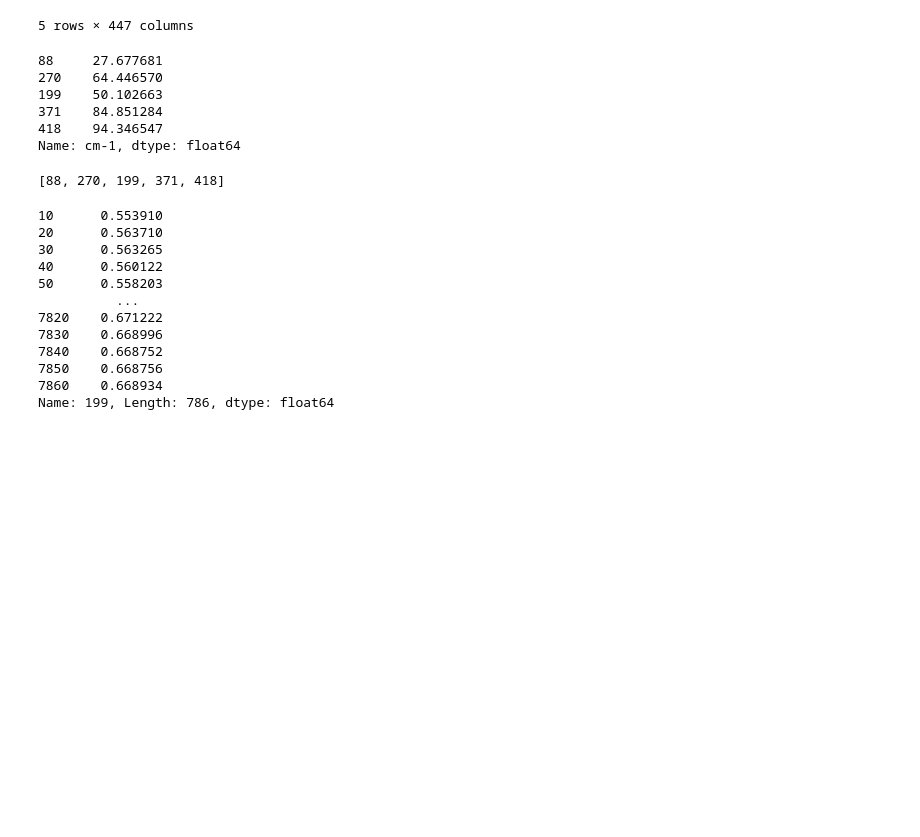
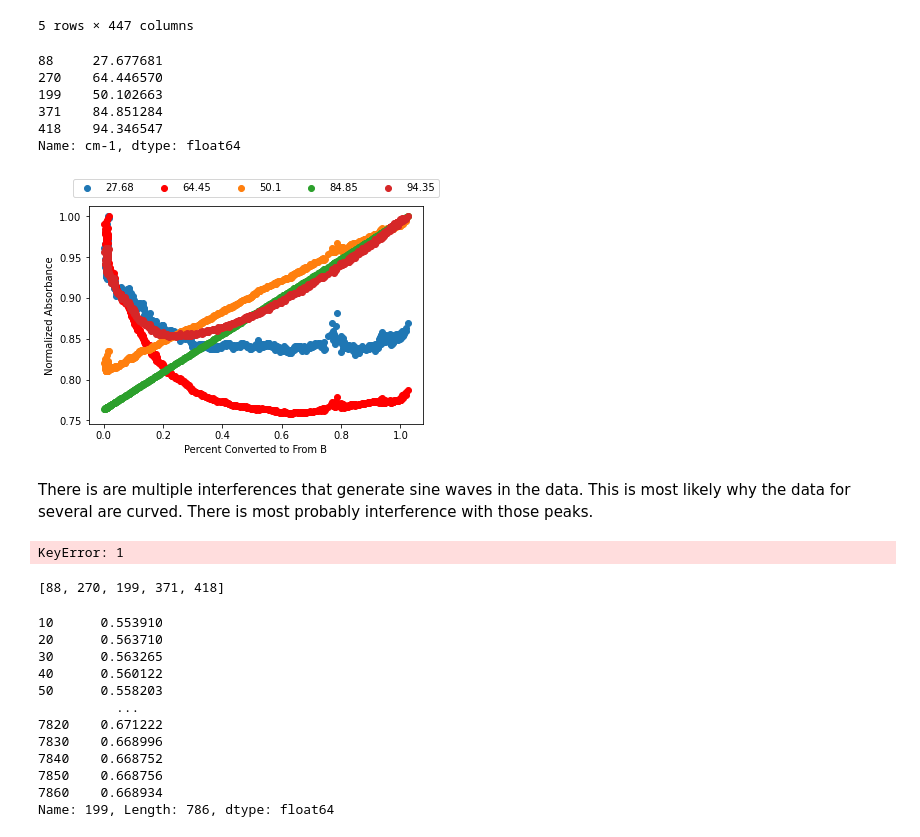
Before and after one commit to michaellaephillips/THzProject, a Jupyter notebook: THzProject.ipynb, the cells around one changed output. Saved outputs shown, nothing was run; the diff lists cells and outputs as text; code cells hidden in the pictures; blank space fills up the shorter version.

Commit message:
working on figures

```diff
--- a/THzProject.ipynb
+++ b/THzProject.ipynb
@@ -190,3 +193,21 @@ Name: cm-1, dtype: float64
+# %%
+_=plt.scatter(X,Y[88]/max(Y[88]))
+_=plt.scatter(X,Y[270]/max(Y[270]),color='red')
+_=plt.scatter(X,Y[199]/max(Y[199]))
+_=plt.scatter(X,Y[371]/max(Y[371]))
+_=plt.scatter(X,Y[418]/max(Y[418]))
+plt.ylabel('Normalized Absorbance')
+plt.xlabel('Percent Converted to From B')
+plt.legend([27.68,64.45,50.10,84.85,94.35],loc="upper center", bbox_to_anchor=(0.5, 1.15), ncol=5)
+plt.savefig('normalizedAasfuncofFormB.png')
+# %% [output]
+[figure, added]
+# %% [markdown]
+There is are multiple interferences that generate sine waves in the data. This is most likely why the data for several are curved. There is most probably interference with those peaks.
+# %%
+plt.scatter(X,Yfreq[1])
+# %% [output]
+KeyError: 1
 # %%
 print(index)
 # %% [output]
```
Also changed, not shown: parts of 10 cells of this notebook.
